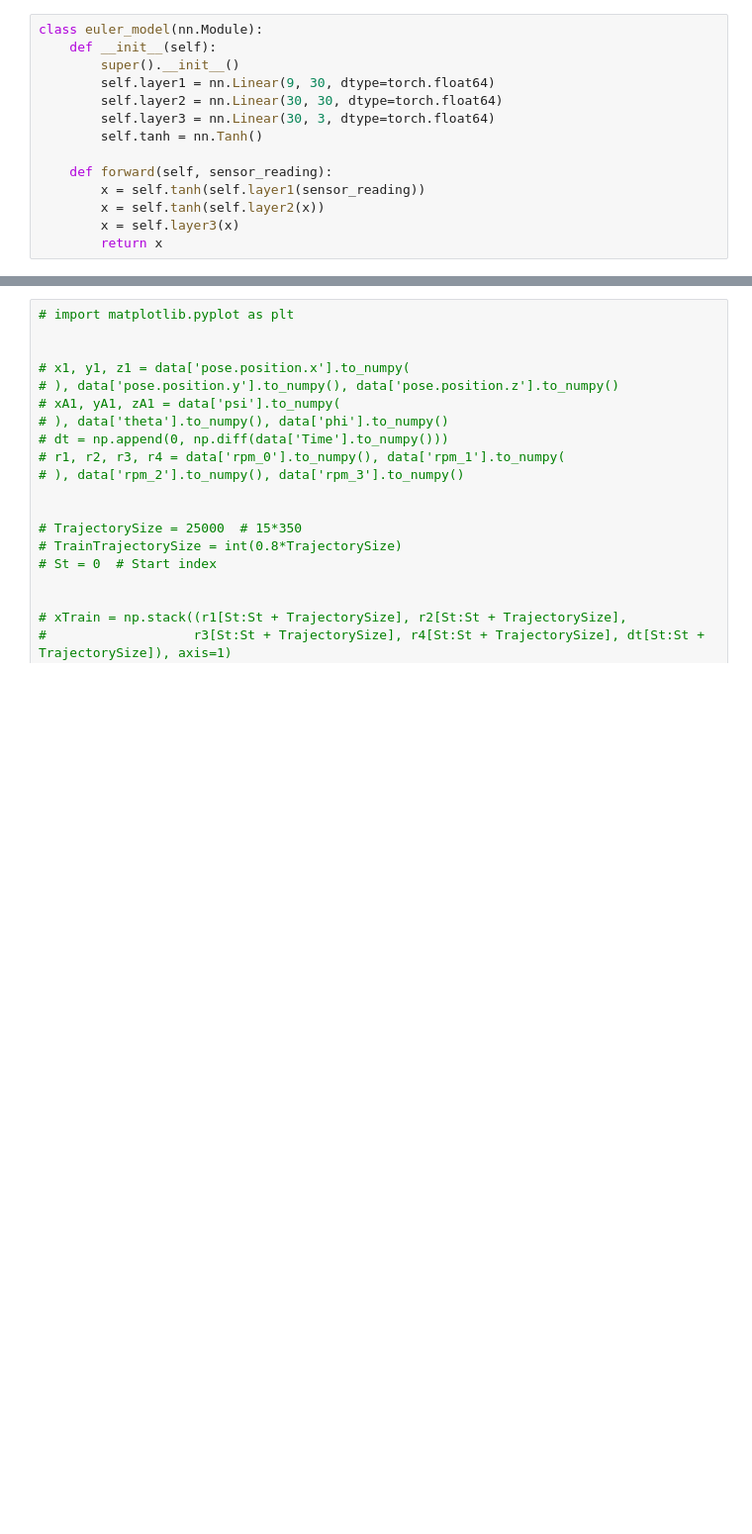
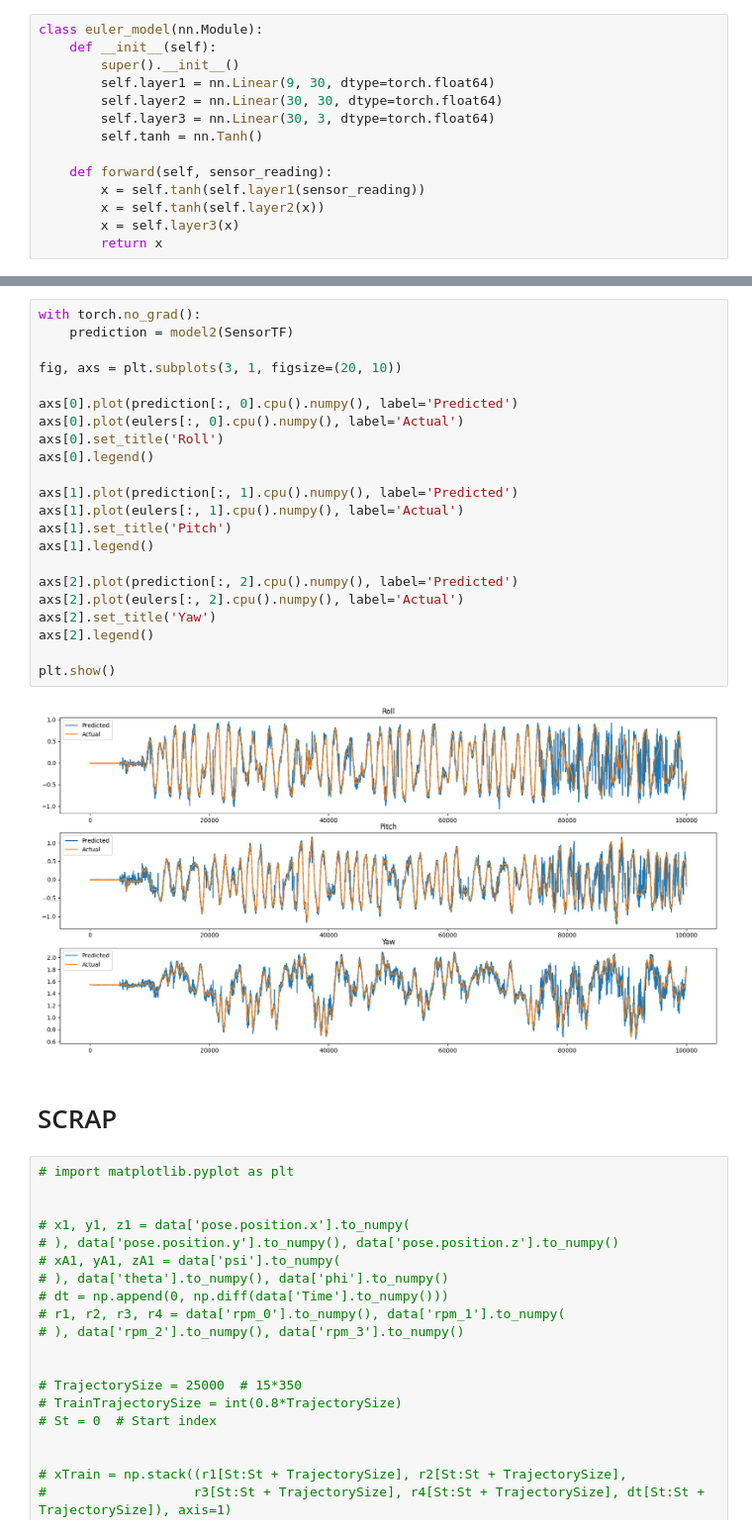
Before and after one commit to git-dhruv/DeepIO, a Jupyter notebook: src/NN_Analysis.ipynb, the cells around one changed output, grey strips where cells are left out. Shown at 99% size. Drawn from its saved outputs; the diff is of its cells as text; blank space fills up the shorter version.

```diff
--- a/src/NN_Analysis.ipynb
+++ b/src/NN_Analysis.ipynb
@@ -104,3 +520,29 @@ plt.show()
+# %%
+with torch.no_grad():
+    prediction = model2(SensorTF)
+
+fig, axs = plt.subplots(3, 1, figsize=(20, 10))
+
+axs[0].plot(prediction[:, 0].cpu().numpy(), label='Predicted')
+axs[0].plot(eulers[:, 0].cpu().numpy(), label='Actual')
+axs[0].set_title('Roll')
+axs[0].legend()
+
+axs[1].plot(prediction[:, 1].cpu().numpy(), label='Predicted')
+axs[1].plot(eulers[:, 1].cpu().numpy(), label='Actual')
+axs[1].set_title('Pitch')
+axs[1].legend()
+
+axs[2].plot(prediction[:, 2].cpu().numpy(), label='Predicted')
+axs[2].plot(eulers[:, 2].cpu().numpy(), label='Actual')
+axs[2].set_title('Yaw')
+axs[2].legend()
+
+plt.show()
+# %% [output]
+[figure, added]
+# %% [markdown]
+# SCRAP
 # %%
 # import matplotlib.pyplot as plt
 
```
Also changed, not shown: parts of 26 cells of this notebook.
